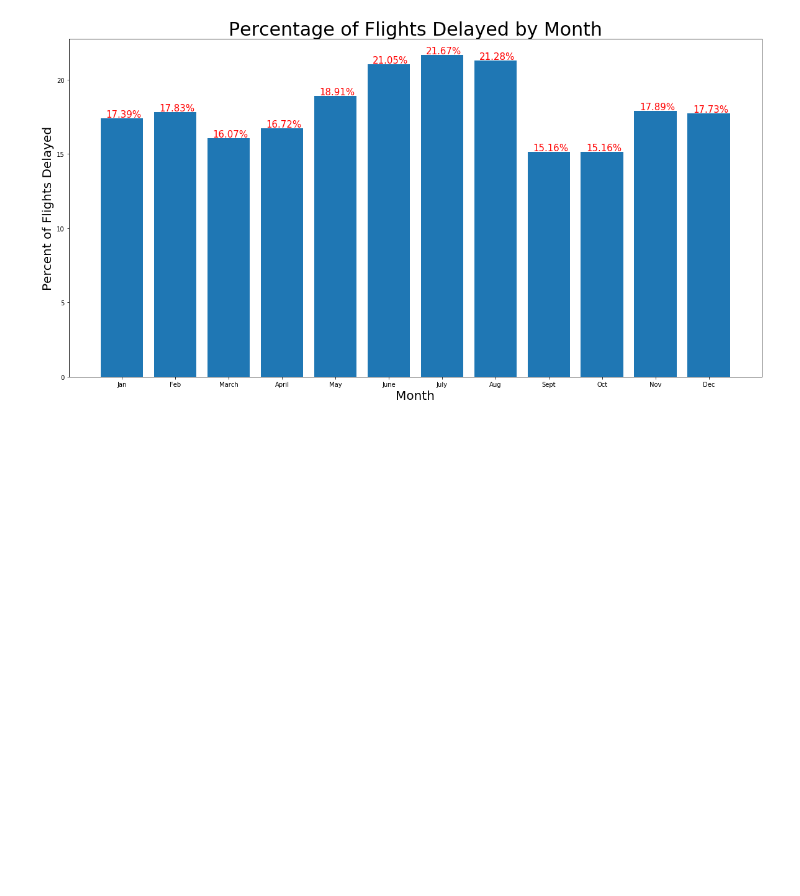
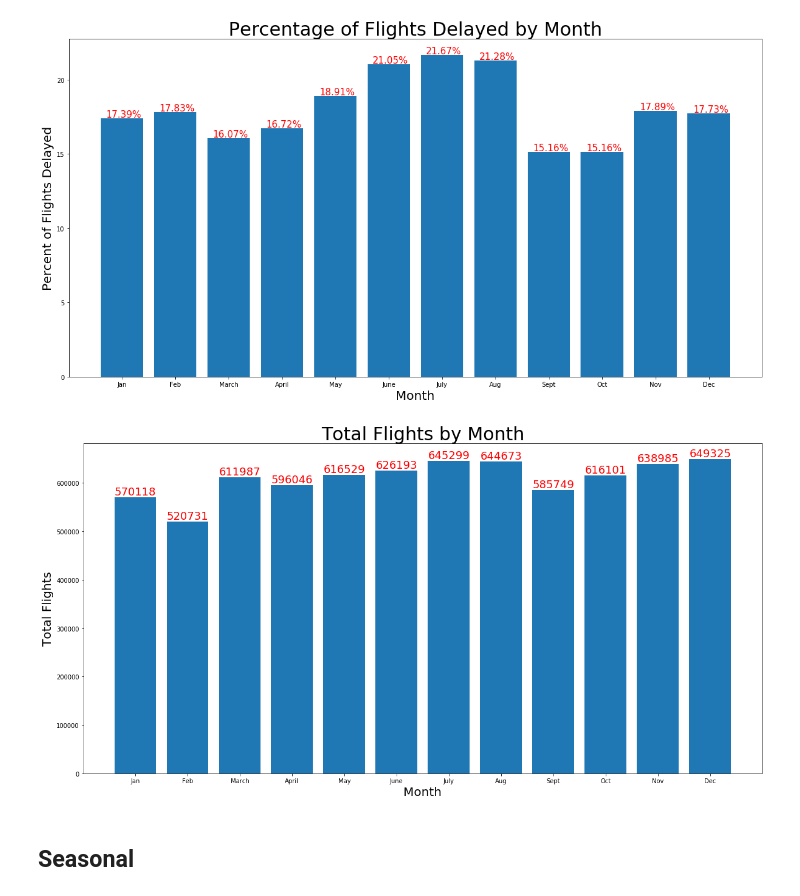
Before and after one commit to Arimorris/delays, a Jupyter notebook: visuals .ipynb, the cells around one changed output. Cells and saved outputs as stored; diff of their text form; code cells hidden in the pictures; blank space fills up the shorter version.

Commit message:
seasonal visuals

```diff
--- a/visuals .ipynb
+++ b/visuals .ipynb
@@ -121,3 +80,17 @@ for a,b in zip(range(12), m_pct):
 plt.show()
 # %% [output]
 [figure]
+# %%
+plt.figure(figsize=(20,10))
+plt.bar(month, f)
+plt.title("Total Flights by Month", fontsize =30)
+plt.xlabel('Month', fontsize =20)
+plt.xticks(range(12))
+plt.ylabel('Total Flights', fontsize =20)
+for a,b in zip(range(12), f):
+    plt.text(a -.4, b +5000, str(b), fontsize =18, color ='r')
+plt.show()
+# %% [output]
+[figure, added]
+# %% [markdown]
+## Seasonal
```
Also changed, not shown: parts of 7 cells of this notebook, 2 other files.
